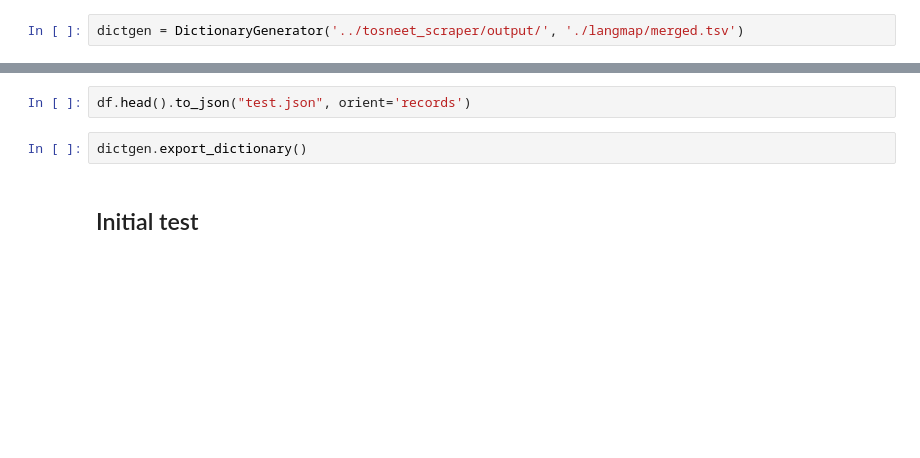
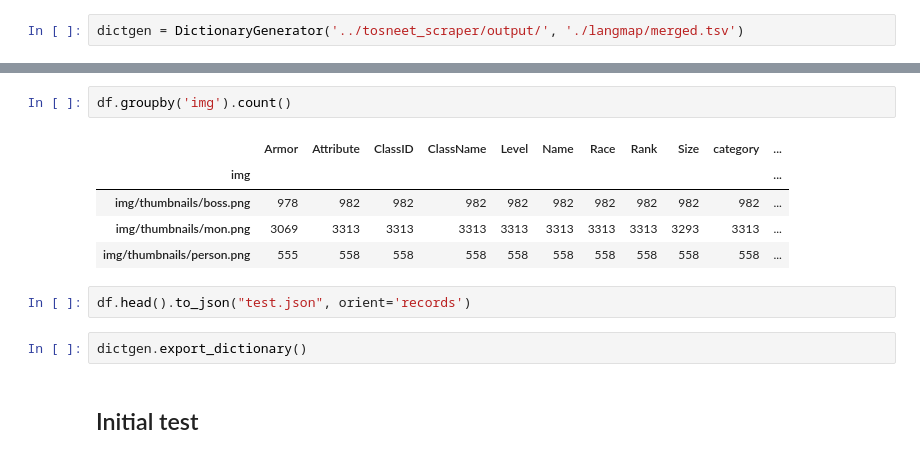
Before and after one commit to hiiwave/TosSearchTW, a Jupyter notebook: tos_dictionary/playground.ipynb, the cells around one changed output, grey strips where cells are left out. Saved outputs shown, nothing was run; the diff lists cells and outputs as text; blank space fills up the shorter version.

```diff
--- a/tos_dictionary/playground.ipynb
+++ b/tos_dictionary/playground.ipynb
@@ -21,3 +64,11 @@ df.head()
+# %%
+df.groupby('img').count()
+# %% [output]
+|  | Armor | Attribute | ClassID | ClassName | Level | Name | Race | Rank | Size | category | ... |
+| img |  |  |  |  |  |  |  |  |  |  | ... |
+| img/thumbnails/boss.png | 978 | 982 | 982 | 982 | 982 | 982 | 982 | 982 | 982 | 982 | ... |
+| img/thumbnails/mon.png | 3069 | 3313 | 3313 | 3313 | 3313 | 3313 | 3313 | 3313 | 3293 | 3313 | ... |
+| img/thumbnails/person.png | 555 | 558 | 558 | 558 | 558 | 558 | 558 | 558 | 558 | 558 | ... |
 # %%
 df.head().to_json("test.json", orient='records')
 # %%
```
Also changed, not shown: parts of 7 cells of this notebook, 17 other files.
